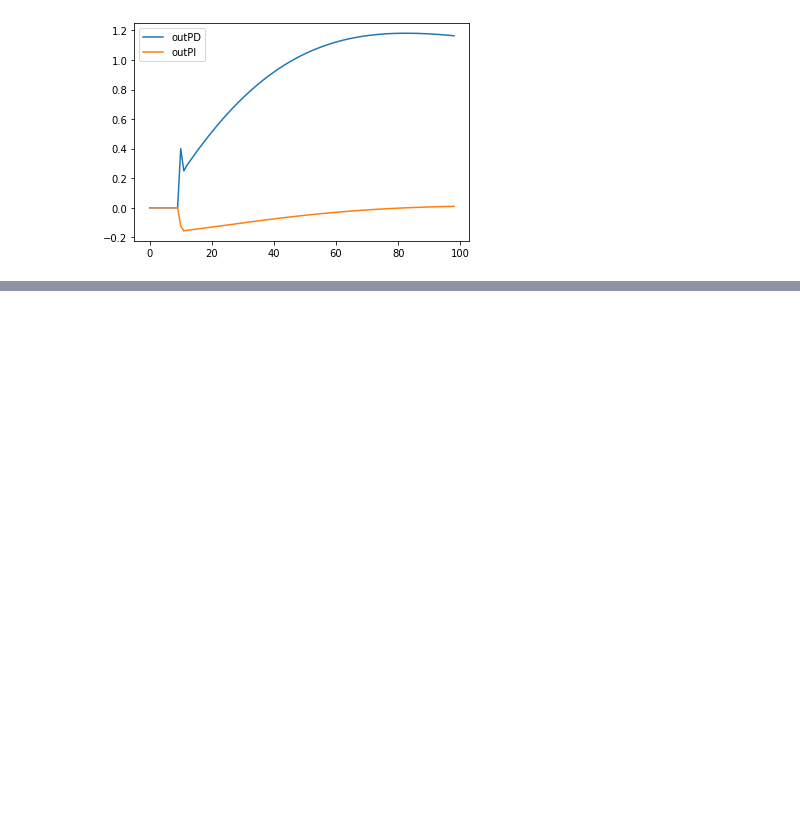
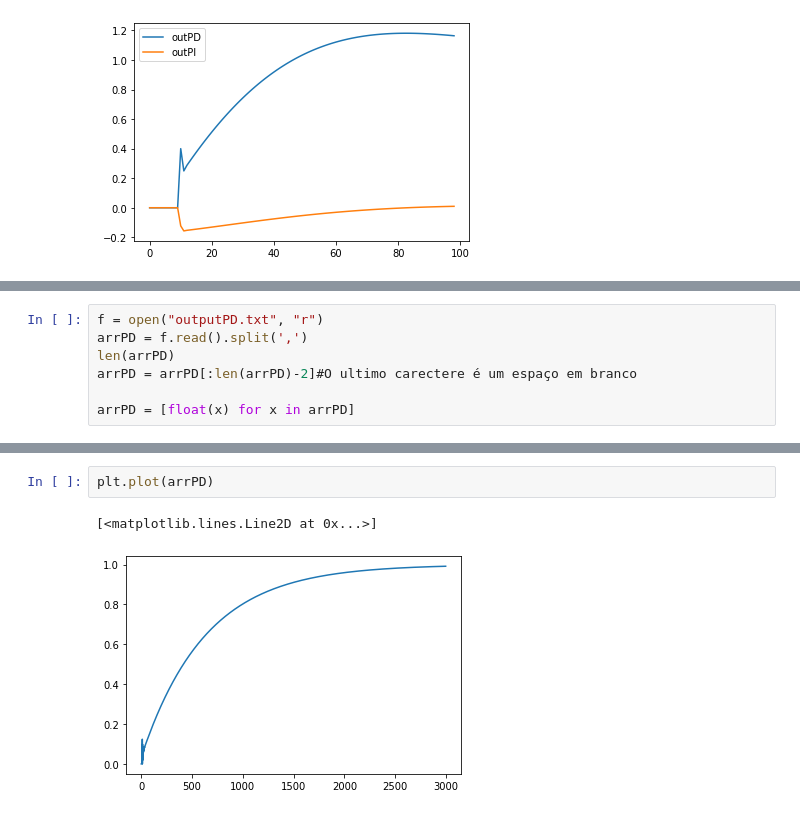
Before and after one commit to JoaoYukio/PCO119, a Jupyter notebook: Parte_Max/simulacaoControle/visualizacao.ipynb, the cells around one changed output, grey strips where cells are left out. Drawn from its saved outputs; the diff is of its cells as text; blank space fills up the shorter version.

```diff
--- a/Parte_Max/simulacaoControle/visualizacao.ipynb
+++ b/Parte_Max/simulacaoControle/visualizacao.ipynb
@@ -2008,0 +2511,7 @@ plt.legend()
+# %%
+f = open("outputPD.txt", "r")
+arrPD = f.read().split(',')
+len(arrPD)
+arrPD = arrPD[:len(arrPD)-2]#O ultimo carectere é um espaço em branco
+
+arrPD = [float(x) for x in arrPD]
@@ -2008,0 +2529,5 @@ plt.legend()
+# %%
+plt.plot(arrPD)
+# %% [output]
+[<matplotlib.lines.Line2D at 0x...>]
+[figure, added]
```
Also changed, not shown: parts of 10 cells of this notebook, 5 other files.
